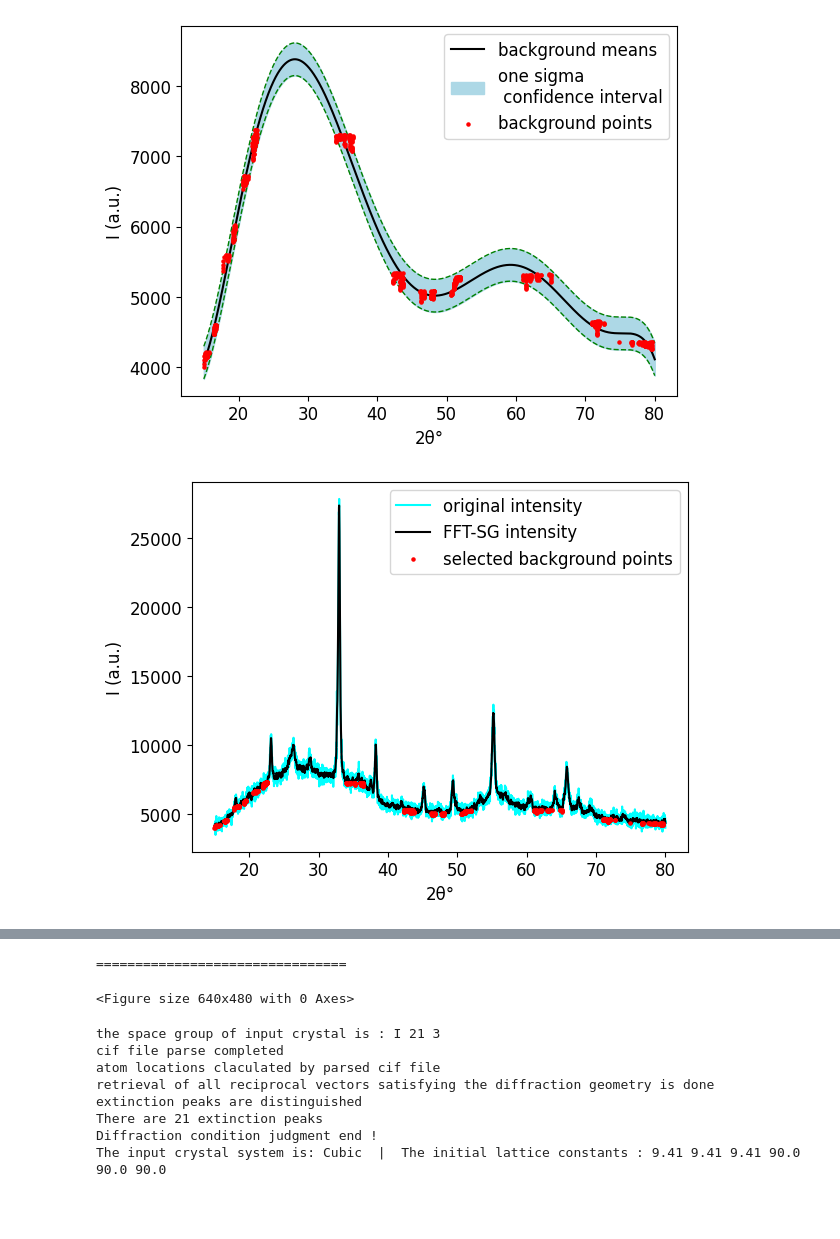
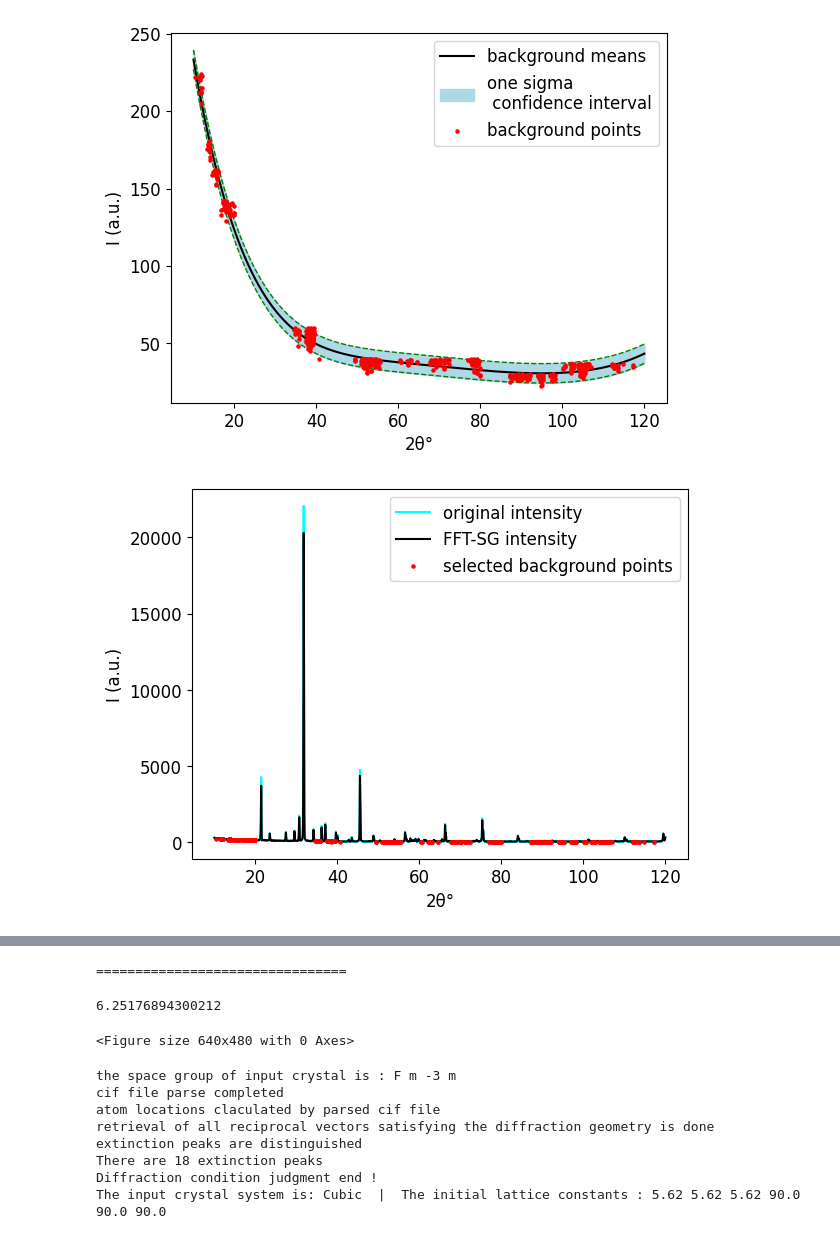
Before and after one commit to gao-bowen/PyWPEM, a Jupyter notebook: Tutorial/class_3_multi_phase/C3.ipynb, the cells around one changed output, grey strips where cells are left out. Saved outputs shown, nothing was run; the diff lists cells and outputs as text; code cells hidden in the pictures; blank space fills up the shorter version.

```diff
--- a/Tutorial/class_3_multi_phase/C3.ipynb
+++ b/Tutorial/class_3_multi_phase/C3.ipynb
@@ -22,7 +22,8 @@ Executed on : 2026-05-05 13:57:21  | Have a great day.
 ====================================================================================================
 # %%
 intensity_csv = pd.read_csv(r'intensity.csv',header=None )
-var = WPEM.BackgroundFit(intensity_csv,lowAngleRange=22,poly_n=8,bac_split=8,bac_num=600)
+Var = WPEM.BackgroundFit(intensity_csv, LFctg=0.2, lowAngleRange=20, window_length = 7, bac_num=500)
+Var
 # %% [output]
-[figure, old version]
+[figure, new version]
-[figure, old version]
+[figure, new version]
@@ -31,14 +32,15 @@ var = WPEM.BackgroundFit(intensity_csv,lowAngleRange=22,poly_n=8,bac_split=8,bac
 ================================
-<Figure size 640x480 with 0 Axes>
+6.25176894300212
+<Figure size 640x480 with 0 Axes>
 # %%
-MnO_latt, AtomCoordinates,des = WPEM.CIFpreprocess(filepath='Mn2O3.cif',two_theta_range=(15,75))
+NaCl, AtomCoordinates,des = WPEM.CIFpreprocess(filepath='NaCl.cif',two_theta_range=(11,110))
 # %% [output]
-the space group of input crystal is : I 21 3
+the space group of input crystal is : F m -3 m
 cif file parse completed
 atom locations claculated by parsed cif file
 retrieval of all reciprocal vectors satisfying the diffraction geometry is done
 extinction peaks are distinguished
-There are 21 extinction peaks
+There are 18 extinction peaks
 Diffraction condition judgment end !
-The input crystal system is: Cubic  |  The initial lattice constants : 9.41 9.41 9.41 90.0 90.0 90.0
+The input crystal system is: Cubic  |  The initial lattice constants : 5.62 5.62 5.62 90.0 90.0 90.0
 # %%
```
Also changed, not shown: parts of 5 cells of this notebook, 8 other files.
